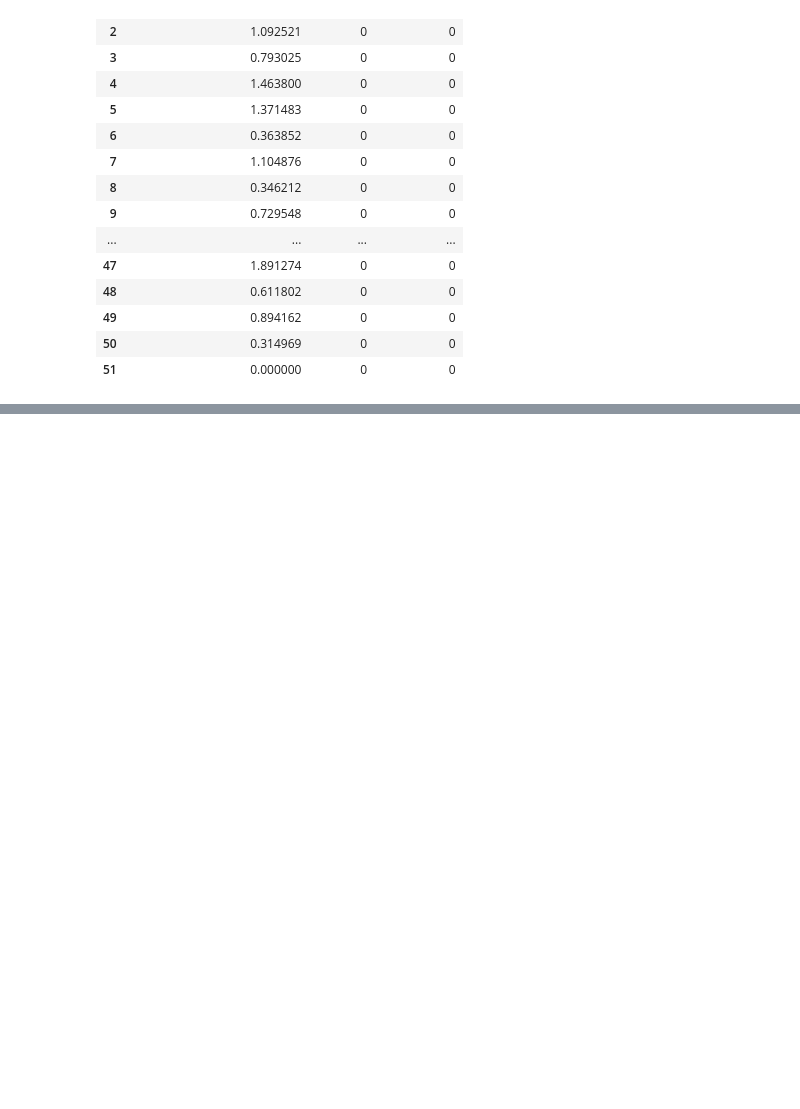
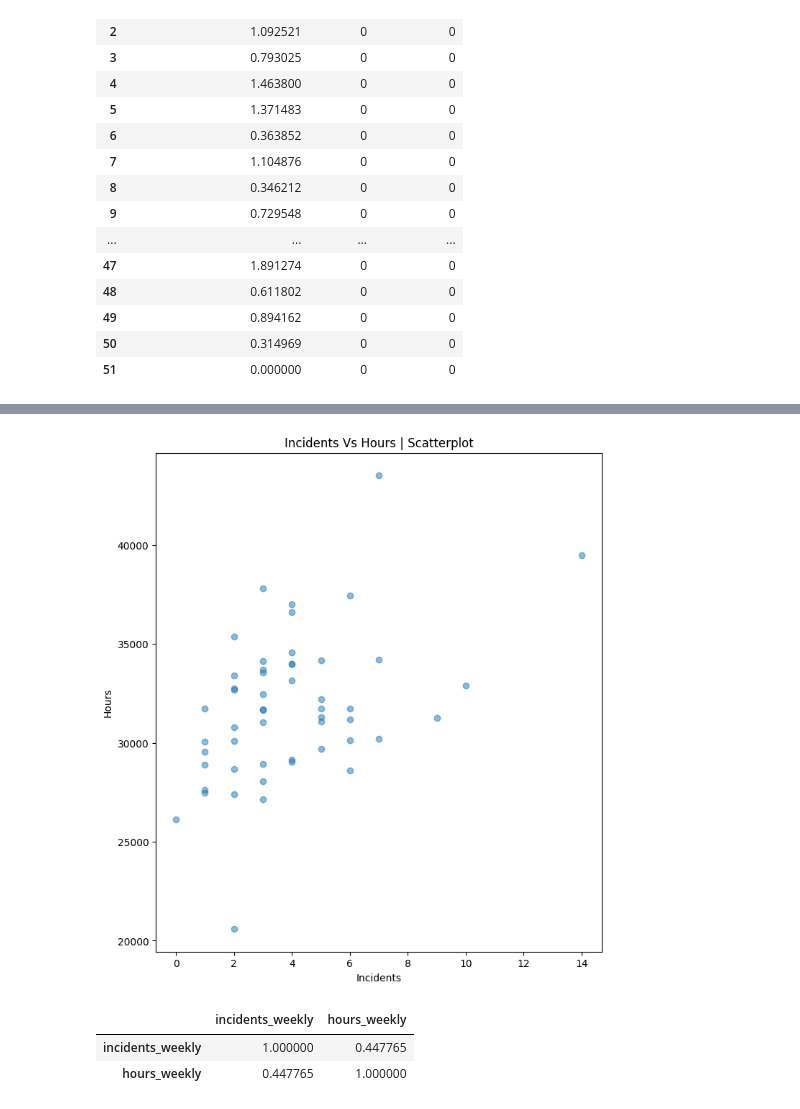
Before and after one commit to JudeMirac/Saftey-Risk-Analysis, a Jupyter notebook: notebooks/Exploratory_Analysis.ipynb, the cells around one changed output, grey strips where cells are left out. Saved outputs shown, nothing was run; the diff lists cells and outputs as text; code cells hidden in the pictures; blank space fills up the shorter version.

```diff
--- a/notebooks/Exploratory_Analysis.ipynb
+++ b/notebooks/Exploratory_Analysis.ipynb
@@ -95,0 +172,19 @@ site_exposure[['incidents_per_10k_hours_rate', 'high_risk', 'extreme_risk']]
+# %%
+# look for correaltion between hours and incidents
+plt.figure(figsize=(8,9))
+plt.scatter(data = df_site, x ='incidents_weekly', y ='hours_weekly', alpha= 0.5)
+plt.title('Incidents Vs Hours | Scatterplot')
+plt.xlabel('Incidents')
+plt.ylabel('Hours')
+plt.show()
+# %% [output]
+[figure, added]
+# %%
+# use the numeric correlation method to view relationship between hours and incidents
+df_site[['incidents_weekly', 'hours_weekly']].corr()
+
+# relationship between hours and incidents seem to be moderate (let's dig futher downstream)
+# %% [output]
+|  | incidents_weekly | hours_weekly |
+| incidents_weekly | 1.000000 | 0.447765 |
+| hours_weekly | 0.447765 | 1.000000 |
```
Also changed, not shown: parts of 13 cells of this notebook, 3 other files.
